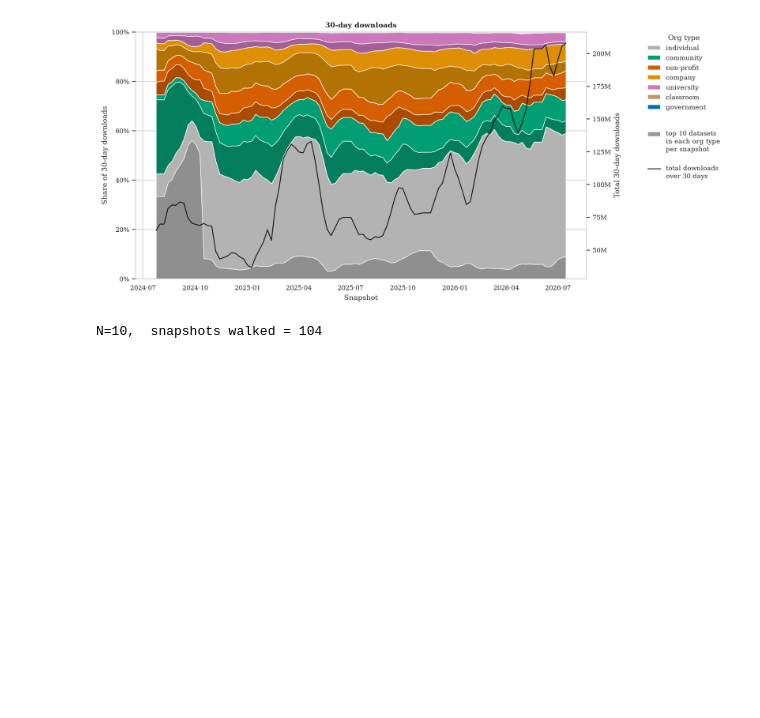
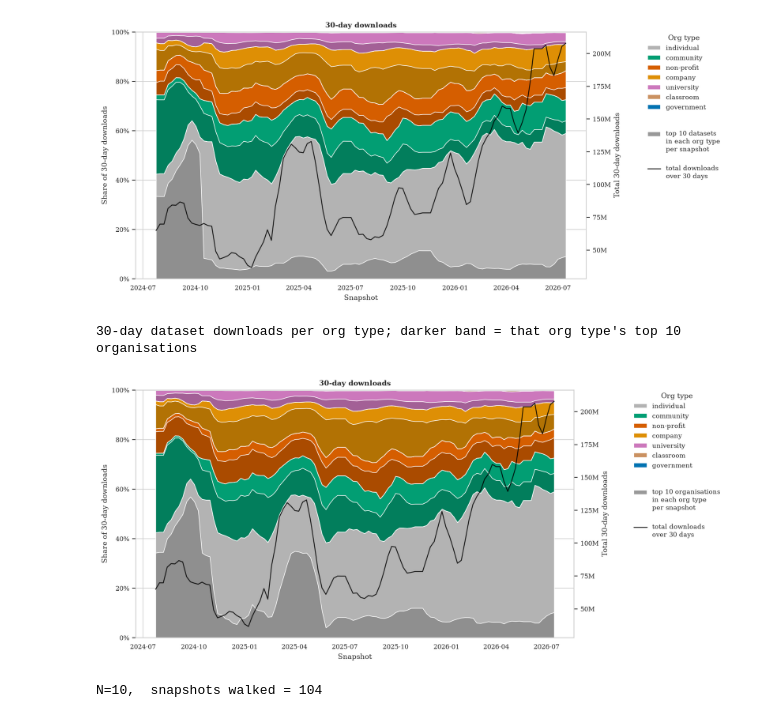
Before and after one commit to emilrugenstein/hf-datasets, a Jupyter notebook: hf_datasets_historic_trends.ipynb, the cells around one changed output. Cells and saved outputs as stored; diff of their text form; code cells hidden in the pictures; blank space fills up the shorter version.

Commit message:
add top10 org graph

```diff
--- a/hf_datasets_historic_trends.ipynb
+++ b/hf_datasets_historic_trends.ipynb
@@ -319,3 +355,64 @@ plt.show()
+# %%
+cols = [
+    c for c in dn_total_orgs.columns
+    if c in ORG_TYPE_COLORS and (include_individuals or c != "individual")
+]
+cols = list(dn_total_orgs[cols].iloc[-1].sort_values(ascending=False).index)
+total_kept = dn_total_orgs[cols]
+topn_kept = dn_topn_orgs[cols]
+
+# Same denominator for both shares -> the darker slice is literally the share
+# of total downloads that comes from the top-N organisations of that org type.
+denom = total_kept.sum(axis=1)
+shares = total_kept.div(denom, axis=0)
+topn_shares = topn_kept.div(denom, axis=0)
+totals = denom
+
+fig, ax = plt.subplots(figsize=(12, 5.5))
+
+# Manual stacking: full org-type slice, then a darker overlay at the bottom for
+# the contribution of that org type's top-N organisations.
+lo = pd.Series(0.0, index=shares.index)
+for c in cols:
+    band = shares[c]
+    top = topn_shares[c].clip(upper=band)  # safety: top-N can't exceed the band
+    hi = lo + band
+    ax.fill_between(shares.index, lo, hi, facecolor=ORG_TYPE_COLORS[c], label=c)
+    ax.fill_between(shares.index, lo, lo + top, facecolor=_darker(ORG_TYPE_COLORS[c]))
+    lo = hi
+
+ax.set_xlabel("Snapshot")
+ax.set_ylabel("Share of 30-day downloads")
+ax.yaxis.set_major_formatter(PercentFormatter(xmax=1, decimals=0))
+ax.set_ylim(0, 1)
+ax.margins(x=0)
+
+ax2 = ax.twinx()
+(total_line,) = ax2.plot(
+    totals.index, totals.values,
+    color="black", linewidth=1.2, alpha=0.85,
+)
+ax2.set_ylabel("Total 30-day downloads")
+ax2.yaxis.set_major_formatter(FuncFormatter(_fmt_big))
+ax2.grid(False)
+
+handles, labels = ax.get_legend_handles_labels()
+topn_handle = Patch(facecolor=_darker((0.75, 0.75, 0.75)))
+ax.legend(
+    handles + [topn_handle, total_line],
+    labels + [f"\n\ntop {TOP_N_ORGS} organisations\nin each org type\nper snapshot", "\ntotal downloads\nover 30 days"],
+    title="Org type",
+    bbox_to_anchor=(1.13, 1),
+    loc="upper left",
+    borderaxespad=0,
+)
+ax.set_title("30-day downloads")
+print(f"30-day dataset downloads per org type; darker band = that org type's top {TOP_N_ORGS} organisations")
+fig.tight_layout()
+plt.show()
+# %% [output]
+30-day dataset downloads per org type; darker band = that org type's top 10 organisations
+[figure, added]
 # %%
 # Top-N membership: which datasets sit in the weekly top-N, and how persistently
 
```
Also changed, not shown: parts of 1 cell of this notebook.
